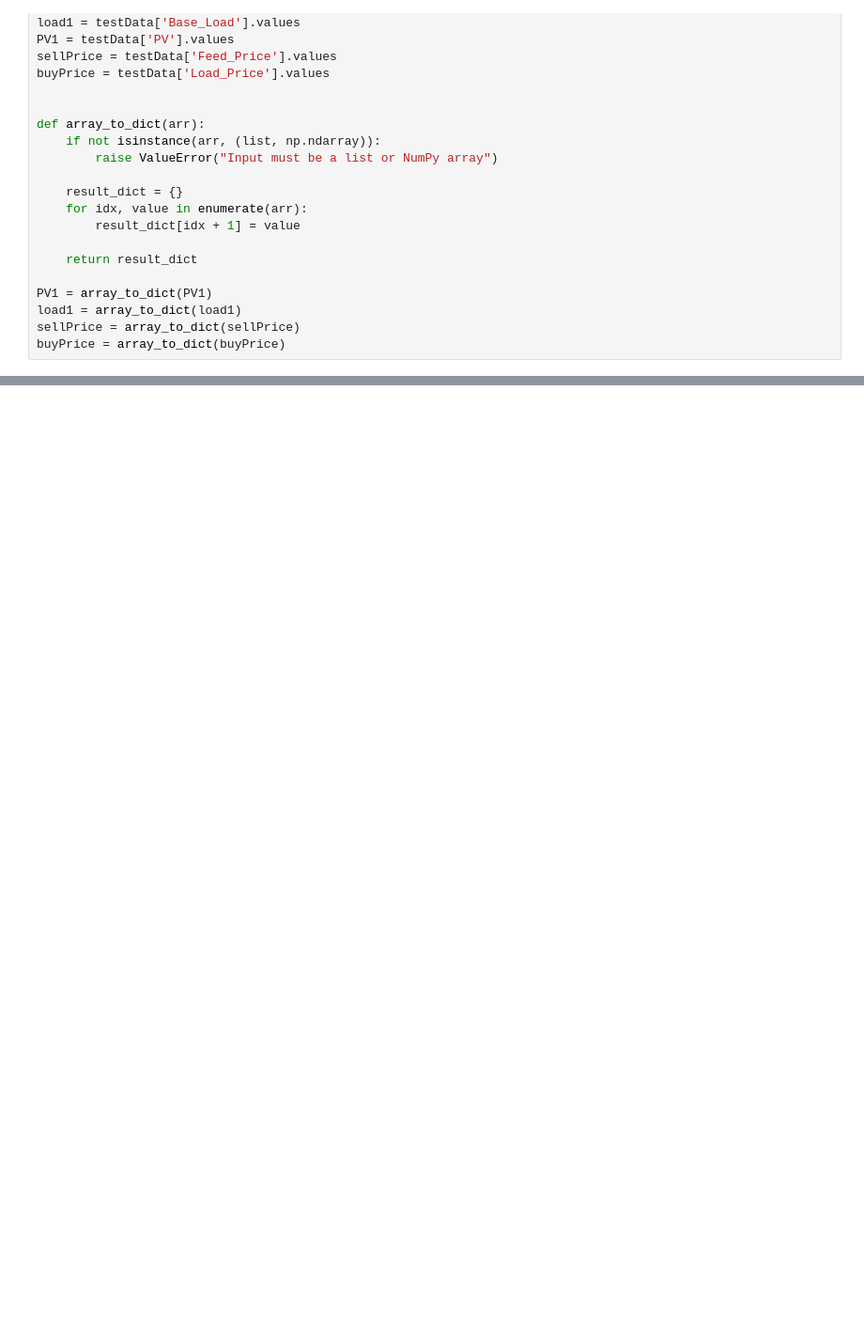
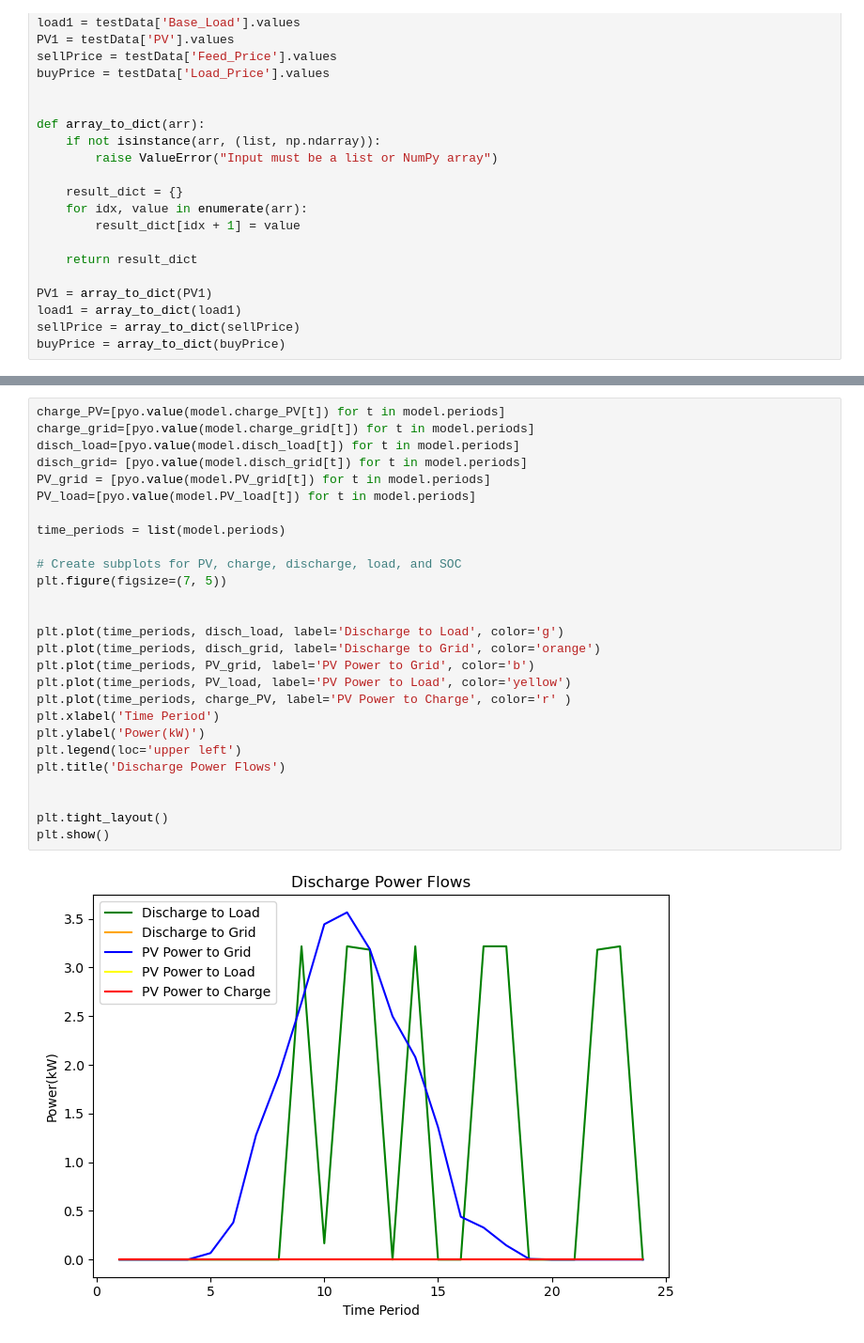
Before and after one commit to BenjaminTro/Cineldi, a Jupyter notebook: Task3_testing.ipynb, the cells around one changed output, grey strips where cells are left out. Shown: that part at 94% size. Cells and saved outputs as stored; diff of their text form; blank space fills up the shorter version.

```diff
--- a/Task3_testing.ipynb
+++ b/Task3_testing.ipynb
@@ -159,0 +185,29 @@ plt.show()
+# %%
+charge_PV=[pyo.value(model.charge_PV[t]) for t in model.periods]
+charge_grid=[pyo.value(model.charge_grid[t]) for t in model.periods]
+disch_load=[pyo.value(model.disch_load[t]) for t in model.periods]
+disch_grid= [pyo.value(model.disch_grid[t]) for t in model.periods]
+PV_grid = [pyo.value(model.PV_grid[t]) for t in model.periods]
+PV_load=[pyo.value(model.PV_load[t]) for t in model.periods]
+
+time_periods = list(model.periods)
+
+# Create subplots for PV, charge, discharge, load, and SOC
+plt.figure(figsize=(7, 5))
+
+
+plt.plot(time_periods, disch_load, label='Discharge to Load', color='g')
+plt.plot(time_periods, disch_grid, label='Discharge to Grid', color='orange')
+plt.plot(time_periods, PV_grid, label='PV Power to Grid', color='b')
+plt.plot(time_periods, PV_load, label='PV Power to Load', color='yellow')
+plt.plot(time_periods, charge_PV, label='PV Power to Charge', color='r' )
+plt.xlabel('Time Period')
+plt.ylabel('Power(kW)')
+plt.legend(loc='upper left')
+plt.title('Discharge Power Flows')
+
+
+plt.tight_layout()
+plt.show()
+# %% [output]
+[figure, added]
```
Also changed, not shown: parts of 9 cells of this notebook.
